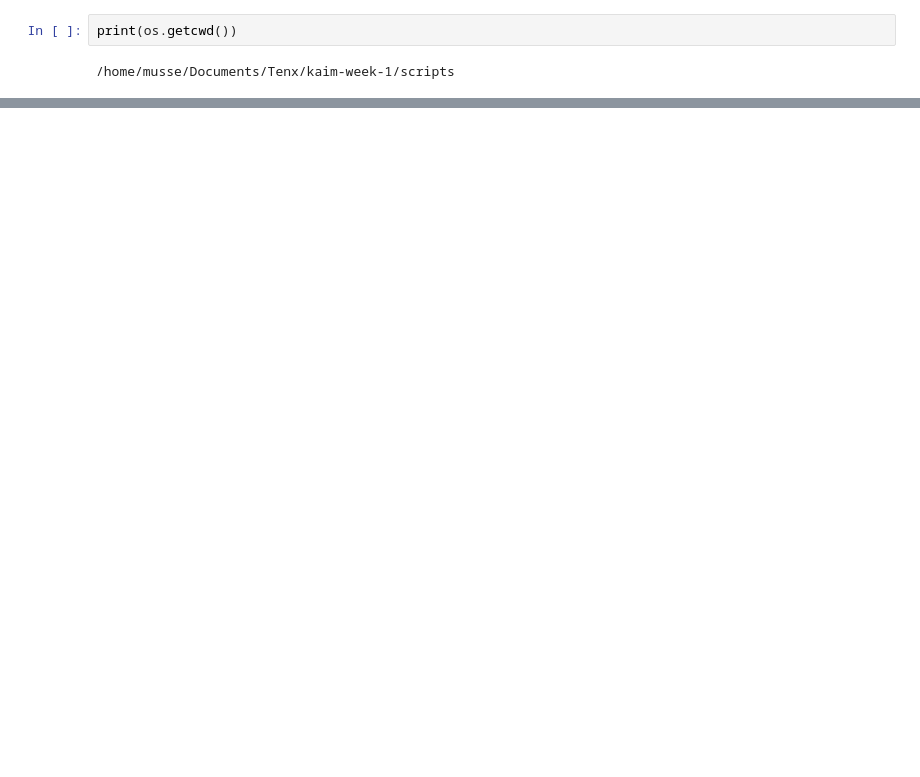
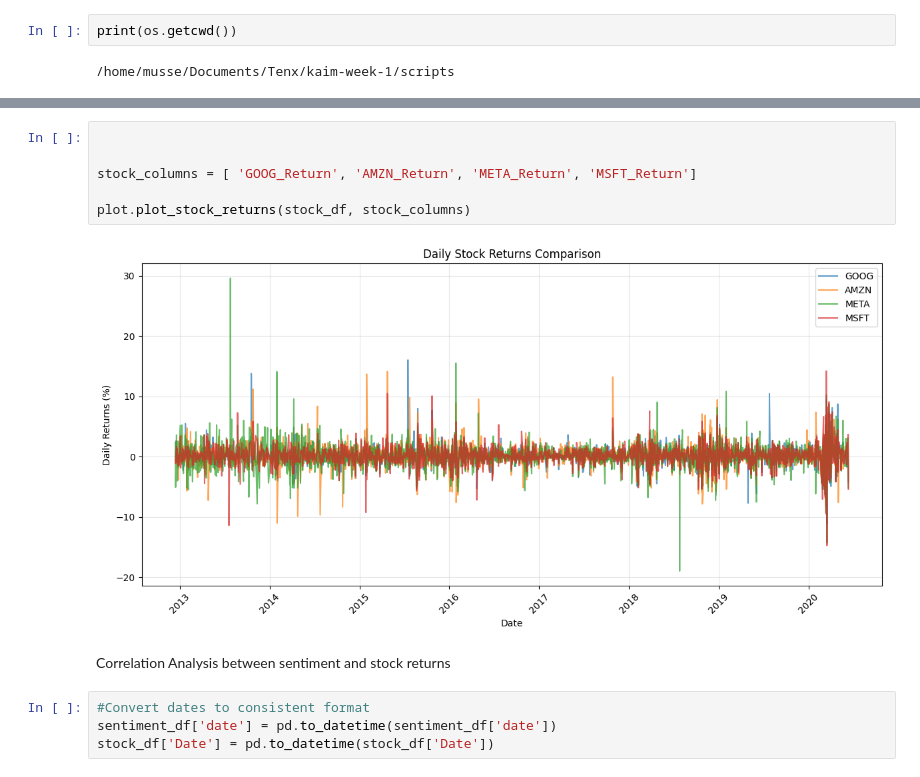
Before and after one commit to mussewold/kaim-week-1, a Jupyter notebook: notebooks/correlation_result.ipynb, the cells around one changed output, grey strips where cells are left out. Saved outputs shown, nothing was run; the diff lists cells and outputs as text; blank space fills up the shorter version.

```diff
--- a/notebooks/correlation_result.ipynb
+++ b/notebooks/correlation_result.ipynb
@@ -27,0 +117,14 @@ stock_df = stock_df[stock_df['date'].isin(common_dates)]
+# %%
+
+
+stock_columns = [ 'GOOG_Return', 'AMZN_Return', 'META_Return', 'MSFT_Return']
+
+plot.plot_stock_returns(stock_df, stock_columns)
+# %% [output]
+[figure, added]
+# %% [markdown]
+Correlation Analysis between sentiment and stock returns
+# %%
+#Convert dates to consistent format
+sentiment_df['date'] = pd.to_datetime(sentiment_df['date'])
+stock_df['Date'] = pd.to_datetime(stock_df['Date'])
```
Also changed, not shown: parts of 18 cells of this notebook, 2 other files.
